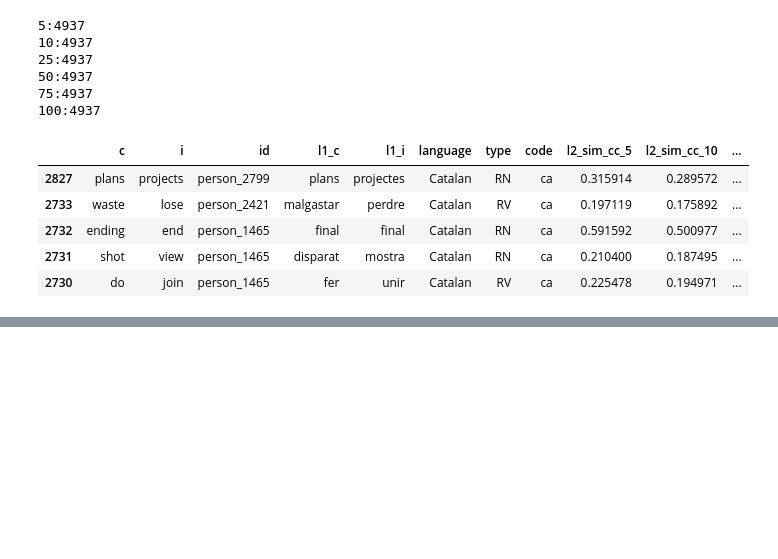
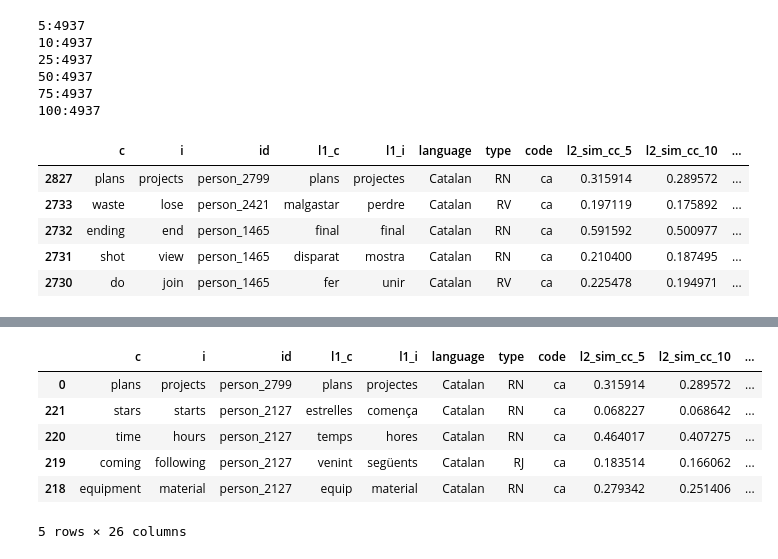
Before and after one commit to kanishkamisra/cogsci2019, a Jupyter notebook: python/Experiments.ipynb, the cells around one changed output, grey strips where cells are left out. Cells and saved outputs as stored; diff of their text form; code cells hidden in the pictures; blank space fills up the shorter version.

Commit message:
word2vec exp

```diff
--- a/python/Experiments.ipynb
+++ b/python/Experiments.ipynb
@@ -272,3 +272,16 @@ for key in new_columns.keys():
 
 with open('final_similarity_dict.txt', 'w') as file:
      file.write(json.dumps(back_up_col)) #
+# %%
+embeddings = KeyedVectors.load_word2vec_format(embedding_path + 'GoogleNews-vectors-negative300.bin', binary=True, unicode_errors='ignore')  # C text format
+# %%
+def run_experiment_english2(dataframe, embeddings):
+    for neighbour_size in neighbour_list:
+        neighbour_size_start = datetime.now()
+        l2_sim = []
+        for ind, row in tqdm(dataframe.iterrows(), total=dataframe.shape[0]):
+            w1 = row['c']
+            w2 = row['i']
+            l2_sim.append(get_similarity(w1, w2, embeddings, neighbour_size))
+        dataframe['l2_sim_wiki' + '_' + str(neighbour_size)] = l2_sim
+        print('Finished run for neighbour size: ' + str(neighbour_size) + ' in ' + str(datetime.now() - neighbour_size_start))
@@ -274,0 +300,2 @@ with open('final_similarity_dict.txt', 'w') as file:
+# %%
+run_experiment_english2(pd_dataset, embeddings)
@@ -274,0 +309,10 @@ with open('final_similarity_dict.txt', 'w') as file:
+# %%
+pd_dataset.head()
+# %% [output]
+|  | c | i | id | l1_c | l1_i | language | type | code | l2_sim_cc_5 | l2_sim_cc_10 | ... |
+| 0 | plans | projects | person_2799 | plans | projectes | Catalan | RN | ca | 0.315914 | 0.289572 | ... |
+| 221 | stars | starts | person_2127 | estrelles | comença | Catalan | RN | ca | 0.068227 | 0.068642 | ... |
+| 220 | time | hours | person_2127 | temps | hores | Catalan | RN | ca | 0.464017 | 0.407275 | ... |
+| 219 | coming | following | person_2127 | venint | següents | Catalan | RJ | ca | 0.183514 | 0.166062 | ... |
+| 218 | equipment | material | person_2127 | equip | material | Catalan | RN | ca | 0.279342 | 0.251406 | ... |
+5 rows × 26 columns
```
Also changed, not shown: parts of 3 cells of this notebook, 2 other files.
